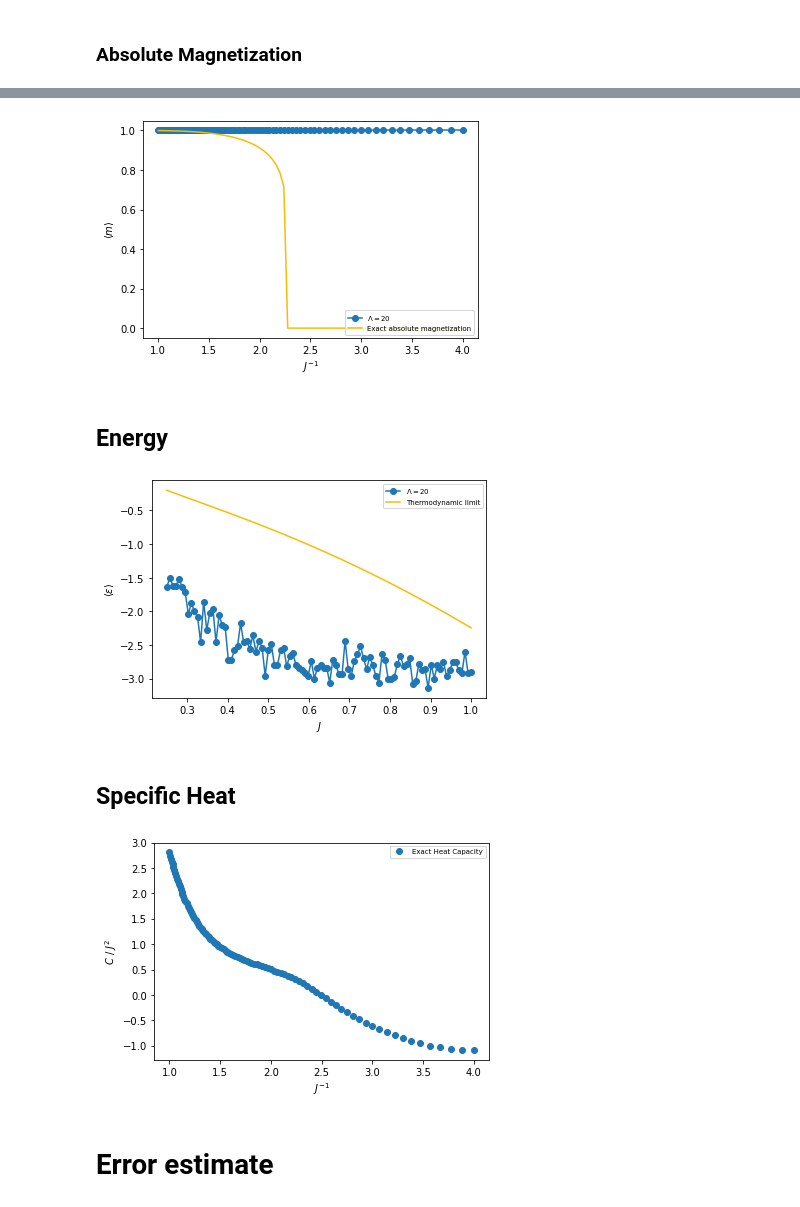
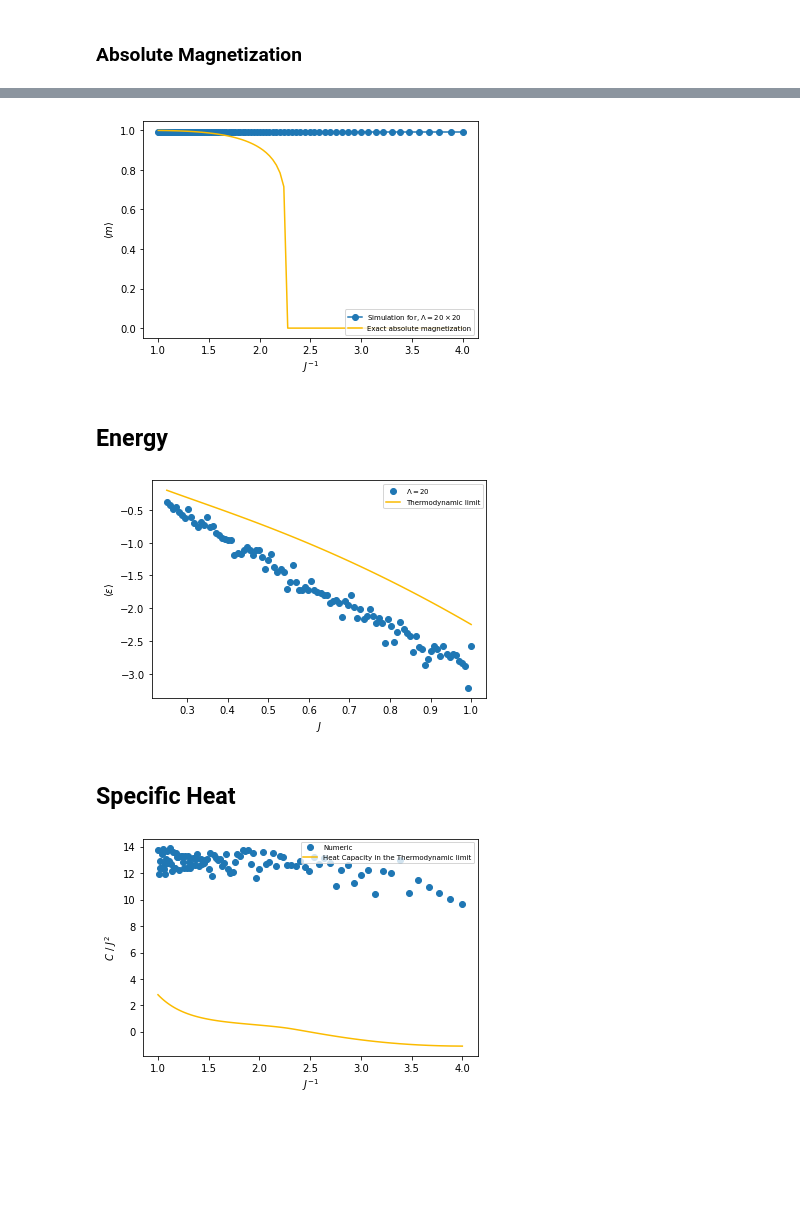
Before and after one commit to PugsGHub/compphyss, a Jupyter notebook: Sheet 2/Ising_2d_sim.ipynb, the cells around one changed output, grey strips where cells are left out. Saved outputs shown, nothing was run; the diff lists cells and outputs as text; code cells hidden in the pictures; blank space fills up the shorter version.

```diff
--- a/Sheet 2/Ising_2d_sim.ipynb
+++ b/Sheet 2/Ising_2d_sim.ipynb
@@ -165,15 +162,15 @@ for j in J_input:
     m_thermo_1.append(thermo_magnetization(j,float(i),Temp_set))
     m_exact_1.append(exact_magnetization(j,i,Temp_set,N_fixed))
 # %%
-plt.plot(np.reciprocal(J_input),m_absolute_2,'o-',label='$\\Lambda = 20$')
-plt.plot(np.reciprocal(J_input), m_absolute_1, color ='#fbbb00', label='Exact absolute magnetization')
+plt.plot(np.reciprocal(J_input_2),m_absolute_2,'o-',label='Simulation for, $\\Lambda = 20 \\times 20$')
+plt.plot(np.reciprocal(J_input_2), m_absolute_1, color ='#fbbb00', label='Exact absolute magnetization')
 
 plt.xlabel('$J^{-1}$')
 plt.ylabel('$\\langle m \\rangle$')
 plt.legend(loc='lower right',prop={'size': 7})
-plt.savefig('m_v_h.png')
+plt.savefig('m_v_j_20.png')
 # %% [output]
-[figure, old version]
+[figure, new version]
 # %% [markdown]
 ## Energy
 # %%
@@ -193,22 +192,22 @@ def energy_numeric(config,j,N):
 # %%
 e_num = []
 for j in J_input_2:
-   numeric_e = energy_numeric(accept_reject(sweeps, N_fixed, beta, j,0),j,N_fixed)
+   numeric_e = energy_numeric(accept_reject(sweeps, N_fixed, beta, j,0),N_fixed, j, 0)
    e_num.append(numeric_e)
 
 e_exact = []
 for j in J_input_2:
     e_exact.append(energy_exact(j))
 # %%
-plt.plot(J_input_2,e_num,'o-',label='$\\Lambda = 20$')
+plt.plot(J_input_2,e_num,'o',label='$\\Lambda = 20$')
 plt.plot(J_input_2, e_exact, color ='#fbbb00', label='Thermodynamic limit')
 
 plt.xlabel('$J$')
 plt.ylabel('$\\langle \\epsilon \\rangle$')
 plt.legend(loc='upper right',prop={'size': 7})
-plt.savefig('e_v_j.png')
+plt.savefig('e_v_j_20.png')
 # %% [output]
-[figure, old version]
+[figure, new version]
 # %% [markdown]
 ## Specific Heat
 # %%
@@ -226,8 +225,9 @@ def heat_exact(J):
     k = (2*np.sinh(2*J))/(np.cosh(2*J)**2)
     first_term = sp.special.ellipkm1(k**2) - sp.special.ellipe(k**2) - (1- (np.tanh(2*J)**2))
     second_term = (np.pi/2) + ((2*(np.tanh(2*J)**2))- 1)*(sp.special.ellipkm1(k**2))
-    exact_heat = ((4*(J**2))/(np.pi*(np.tanh(2*J)**2))) * first_term * second_term
-    return exact_heat/(J**2)
+    exact_heat = ((4)/(np.pi*(np.tanh(2*J)**2))) * first_term * second_term
+    return exact_heat
 # %%
-def heat_numeric(config,J,N):
-    heat = (energy_numeric_square(config,N) - )/(J**2)
+def heat_numeric(config,N,J,h):
+    heat = ((energy_numeric_square(config,N,J,h) - (energy_numeric(config,N,J,h)**2))/(J**2))
+    return heat
@@ -244,20 +234,17 @@ def heat(N, J):
+# %%
+c_numeric = []
+c_vs_J_exact = []
+for j in J_input_2:
+    c_j = accept_reject(sweeps, N_fixed, beta, j,0)
+    c_numeric.append(heat_numeric(c_j,N_fixed,j,0))
+    c_vs_J_exact.append(heat_exact(j))
 # %%
-c_vs_J_exact = []
-for j in J_input:
-    #m_h = accept_reject(sweeps, N_fixed, beta, J_fixed,h)
-    c_vs_J_exact.append(heat_exact(j))
-
-
-#plt.plot(h_input,m_vs_h,marker='o',label="Simulation",linestyle='')
-plt.plot(np.reciprocal(J_input), c_vs_J_exact, marker='o',label="Exact Heat Capacity",linestyle='')
-#plt.plot(c_vs_J, J_input, color ='#fbbb00', label='Solution in the Thermodynamic Limit')
-#plt.plot(h_input, m_exact_1, color = '#949387', label='Exact solution')
+plt.plot(np.reciprocal(J_input_2), c_numeric, marker='o',label="Numeric",linestyle='')
+plt.plot(np.reciprocal(J_input_2), c_vs_J_exact, color ='#fbbb00', label='Heat Capacity in the Thermodynamic limit')
 
 plt.xlabel('$J^{-1}$')
 plt.ylabel('$C \ / \ J^{2}$')
 plt.legend(loc='upper right',prop={'size': 7})
-plt.savefig('m_v_h.png')
+plt.savefig('c_v_j_20.png')
 # %% [output]
-[figure, old version]
+[figure, new version]
-# %% [markdown]
-# Error estimate
```
Also changed, not shown: parts of 13 cells of this notebook, 26 other files.
